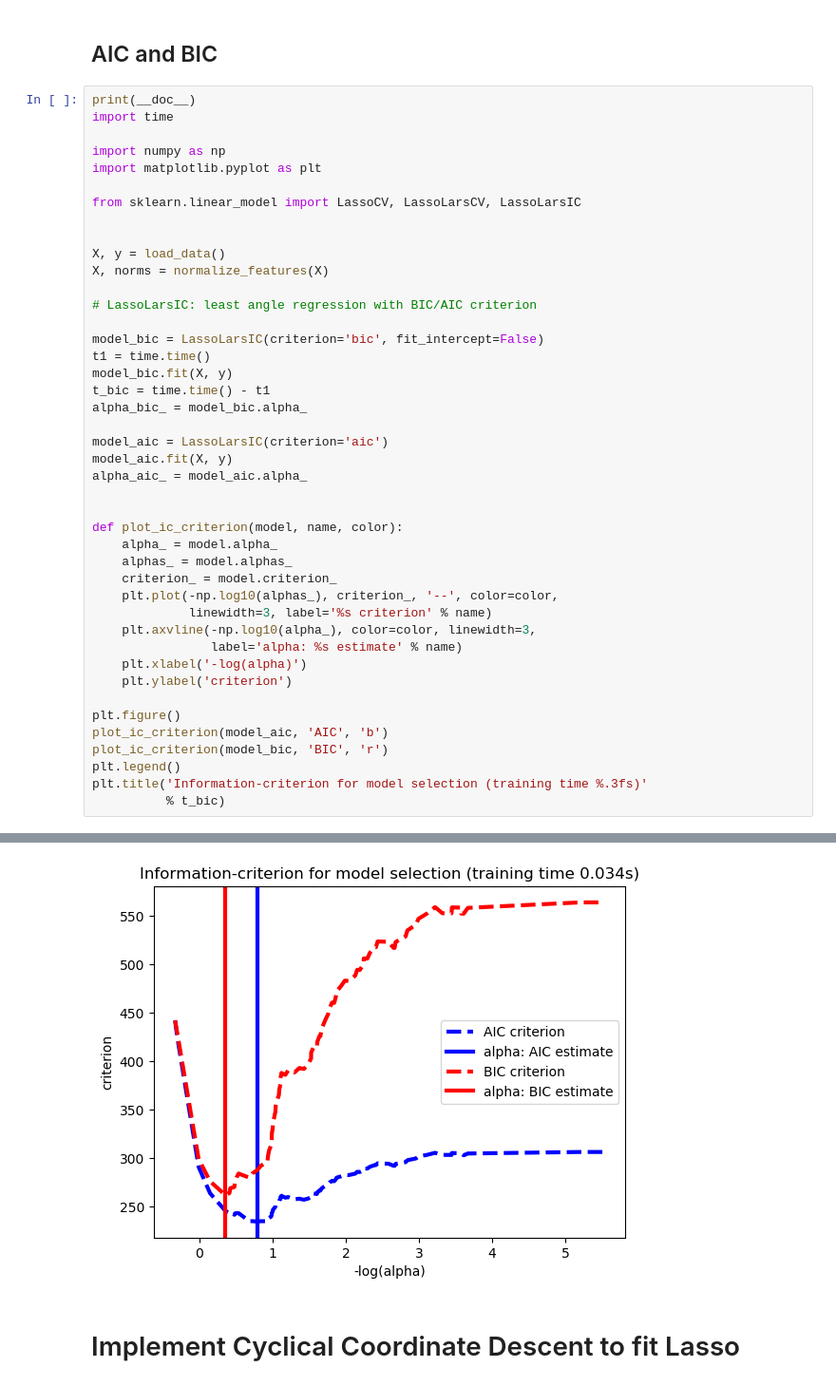
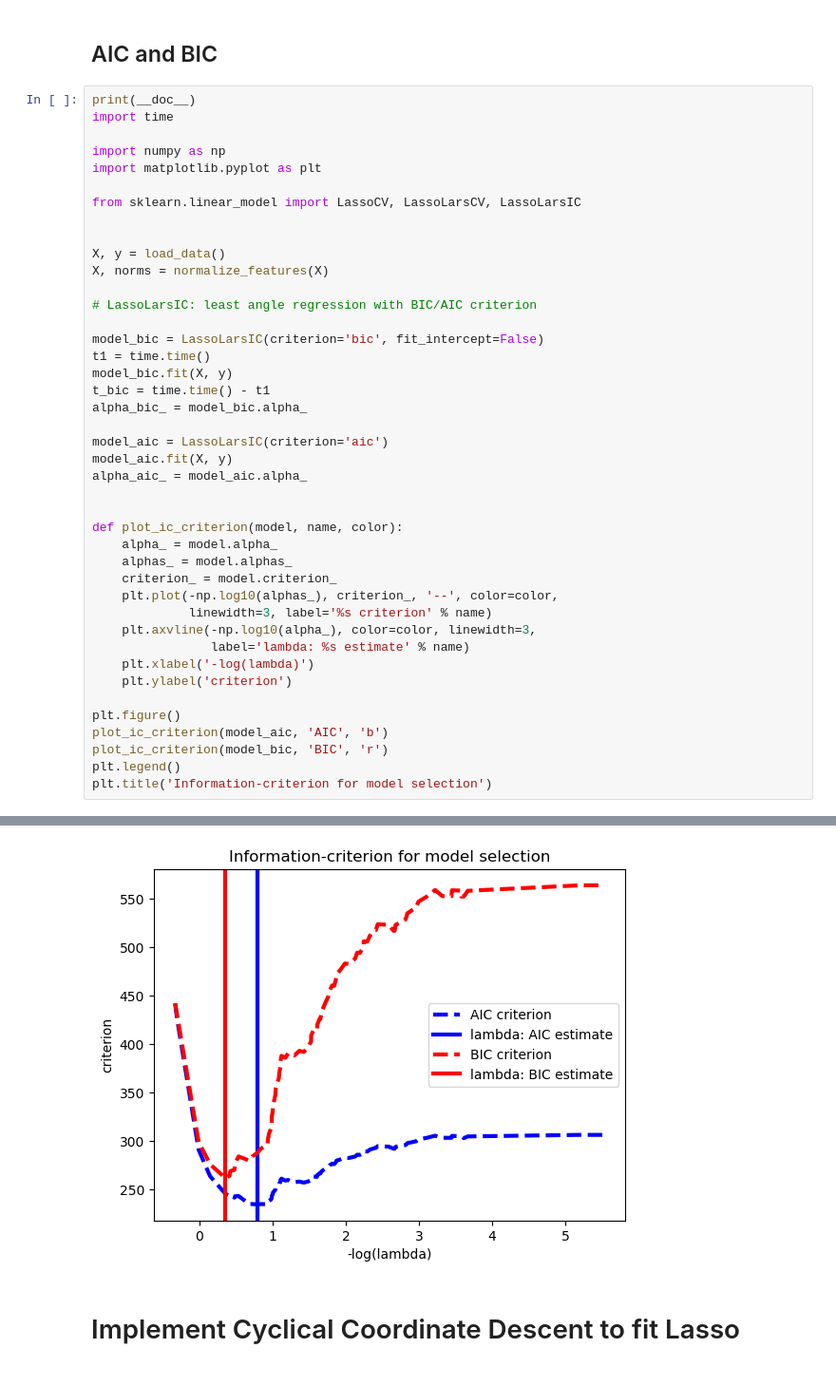
Before and after one commit to anvaribs/SDS385, a Jupyter notebook: exercises/exercises05/sparsity_notebook.ipynb, the cells around one changed output, grey strips where cells are left out. Shown at 95% size. Cells and saved outputs as stored; diff of their text form.

```diff
--- a/exercises/exercises05/sparsity_notebook.ipynb
+++ b/exercises/exercises05/sparsity_notebook.ipynb
@@ -758,38 +758,37 @@ X, norms = normalize_features(X)
 
 # LassoLarsIC: least angle regression with BIC/AIC criterion
 
 model_bic = LassoLarsIC(criterion='bic', fit_intercept=False)
 t1 = time.time()
 model_bic.fit(X, y)
 t_bic = time.time() - t1
 alpha_bic_ = model_bic.alpha_
 
 model_aic = LassoLarsIC(criterion='aic')
 model_aic.fit(X, y)
 alpha_aic_ = model_aic.alpha_
 
 
 def plot_ic_criterion(model, name, color):
     alpha_ = model.alpha_
     alphas_ = model.alphas_
     criterion_ = model.criterion_
     plt.plot(-np.log10(alphas_), criterion_, '--', color=color,
              linewidth=3, label='%s criterion' % name)
     plt.axvline(-np.log10(alpha_), color=color, linewidth=3,
-                label='alpha: %s estimate' % name)
-    plt.xlabel('-log(alpha)')
+                label='lambda: %s estimate' % name)
+    plt.xlabel('-log(lambda)')
     plt.ylabel('criterion')
 
 plt.figure()
 plot_ic_criterion(model_aic, 'AIC', 'b')
 plot_ic_criterion(model_bic, 'BIC', 'r')
 plt.legend()
-plt.title('Information-criterion for model selection (training time %.3fs)'
-          % t_bic)
+plt.title('Information-criterion for model selection')
 # %% [output]
 Automatically created module for IPython interactive environment
 <matplotlib.text.Text at 0x...>
-[figure, old version]
+[figure, new version]
 # %% [markdown]
 # Implement Cyclical Coordinate Descent to fit Lasso
 # %%
```
